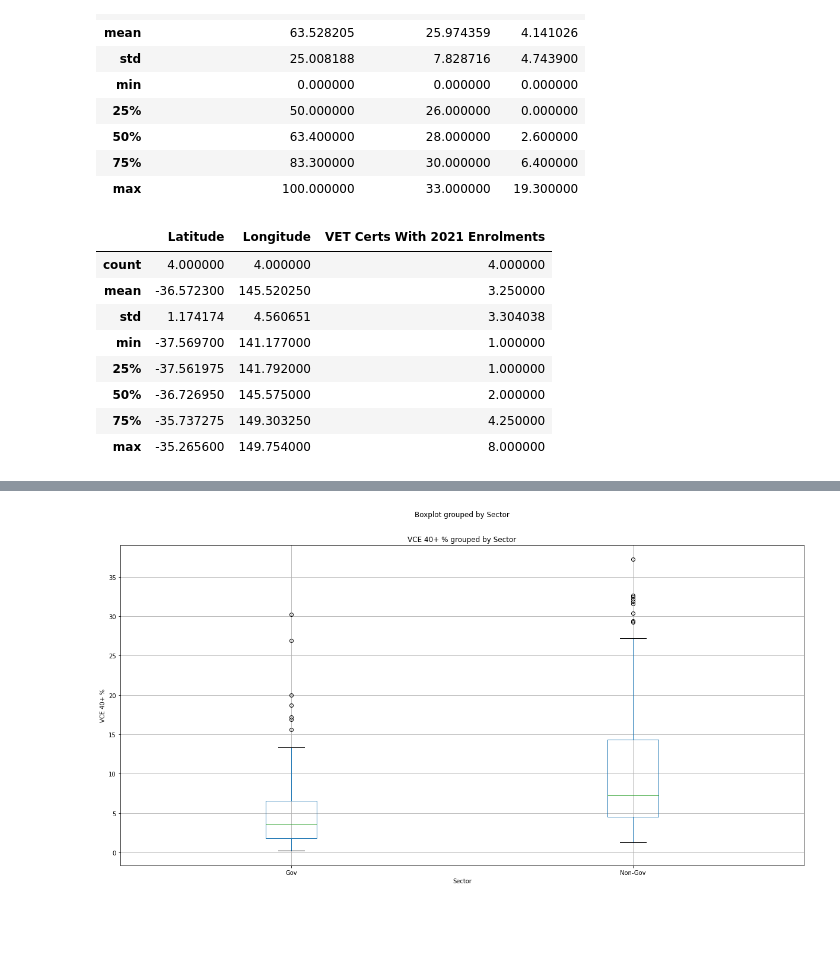
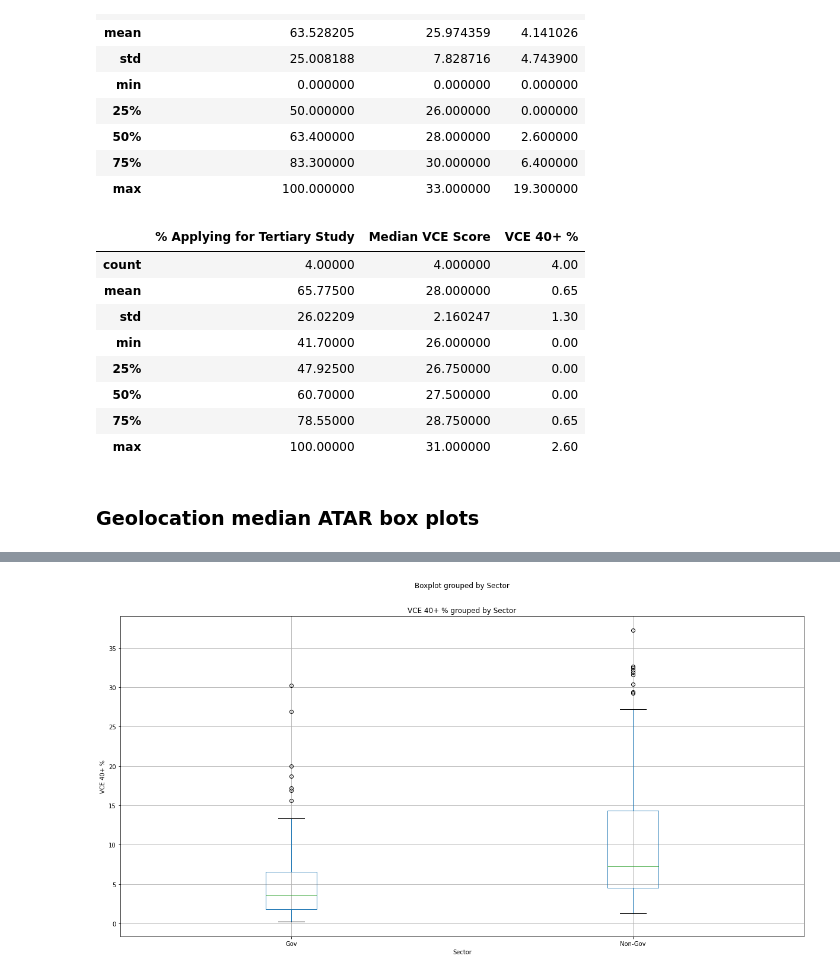
Before and after one commit to joshmartin33/project-one, a Jupyter notebook: analysis.ipynb, the cells around one changed output, grey strips where cells are left out. Drawn from its saved outputs; the diff is of its cells as text; code cells hidden in the pictures; blank space fills up the shorter version.

```diff
--- a/analysis.ipynb
+++ b/analysis.ipynb
@@ -12,9 +16,6 @@ from api_keys import g_key
 # Configure gmaps
 gmaps.configure(api_key=g_key)
 # %%
-# Store csv path ad name
-csv = ("Resources/Cleaned_VCE_results_by_school.csv")
-
-# Read in csv file
-school_df = pd.read_csv(csv)
+# Read in csv files
+school_df = pd.read_csv("Resources/Cleaned_VCE_results_by_school.csv")
 school_dis_df = pd.read_csv('Resources/Cleaned_VCE_results_by_school_with_distance.csv')
@@ -332,15 +380,17 @@ outer_regional_academic.describe()
 | max | 100.000000 | 33.000000 | 19.300000 |
 # %%
 remote_academic = pd.DataFrame(school_df.loc[(school_df['Geolocation'] == 'Remote')])
-remote_academic.drop(outer_regional_academic.columns[[5,6,7]],axis=1,inplace=True)
+remote_academic.drop(remote_academic.columns[[5,6,7]],axis=1,inplace=True)
 remote_academic.describe()
 # %% [output]
-|  | Latitude | Longitude | VET Certs With 2021 Enrolments |
-| count | 4.000000 | 4.000000 | 4.000000 |
-| mean | -36.572300 | 145.520250 | 3.250000 |
-| std | 1.174174 | 4.560651 | 3.304038 |
-| min | -37.569700 | 141.177000 | 1.000000 |
-| 25% | -37.561975 | 141.792000 | 1.000000 |
-| 50% | -36.726950 | 145.575000 | 2.000000 |
-| 75% | -35.737275 | 149.303250 | 4.250000 |
-| max | -35.265600 | 149.754000 | 8.000000 |
+|  | % Applying for Tertiary Study | Median VCE Score | VCE 40+ % |
+| count | 4.00000 | 4.000000 | 4.00 |
+| mean | 65.77500 | 28.000000 | 0.65 |
+| std | 26.02209 | 2.160247 | 1.30 |
+| min | 41.70000 | 26.000000 | 0.00 |
+| 25% | 47.92500 | 26.750000 | 0.00 |
+| 50% | 60.70000 | 27.500000 | 0.00 |
+| 75% | 78.55000 | 28.750000 | 0.65 |
+| max | 100.00000 | 31.000000 | 2.60 |
+# %% [markdown]
+### Geolocation median ATAR box plots
```
Also changed, not shown: parts of 75 cells of this notebook, 8 other files.
